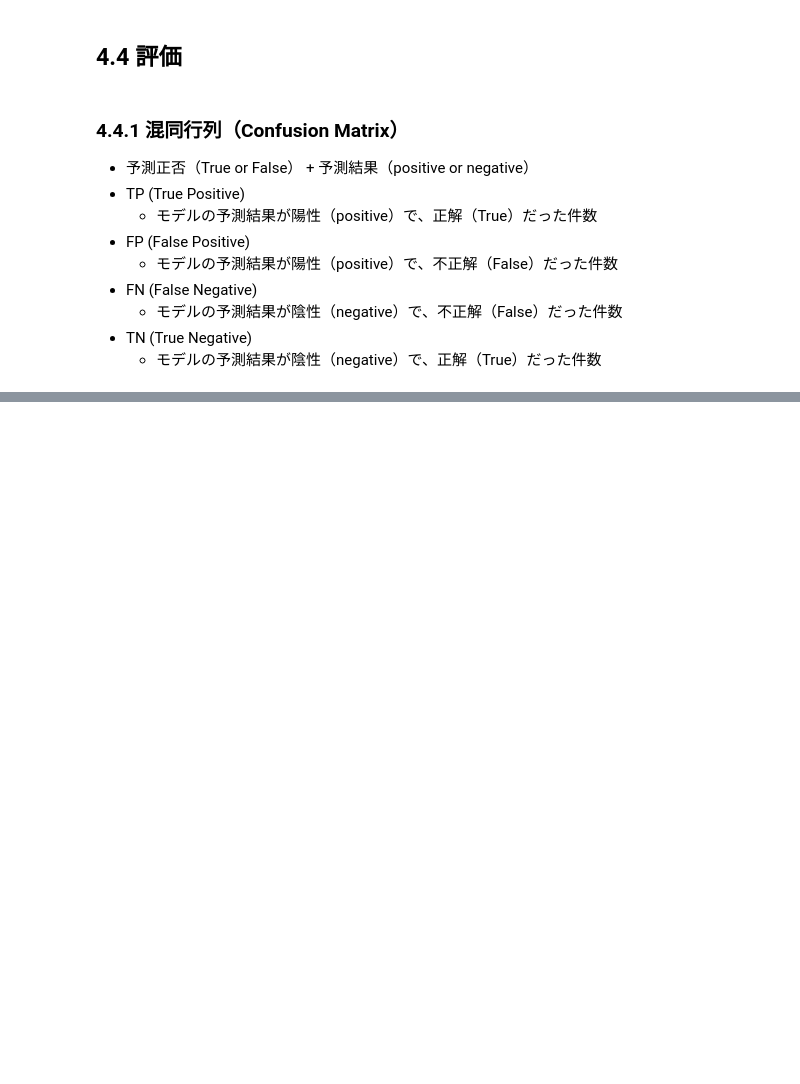
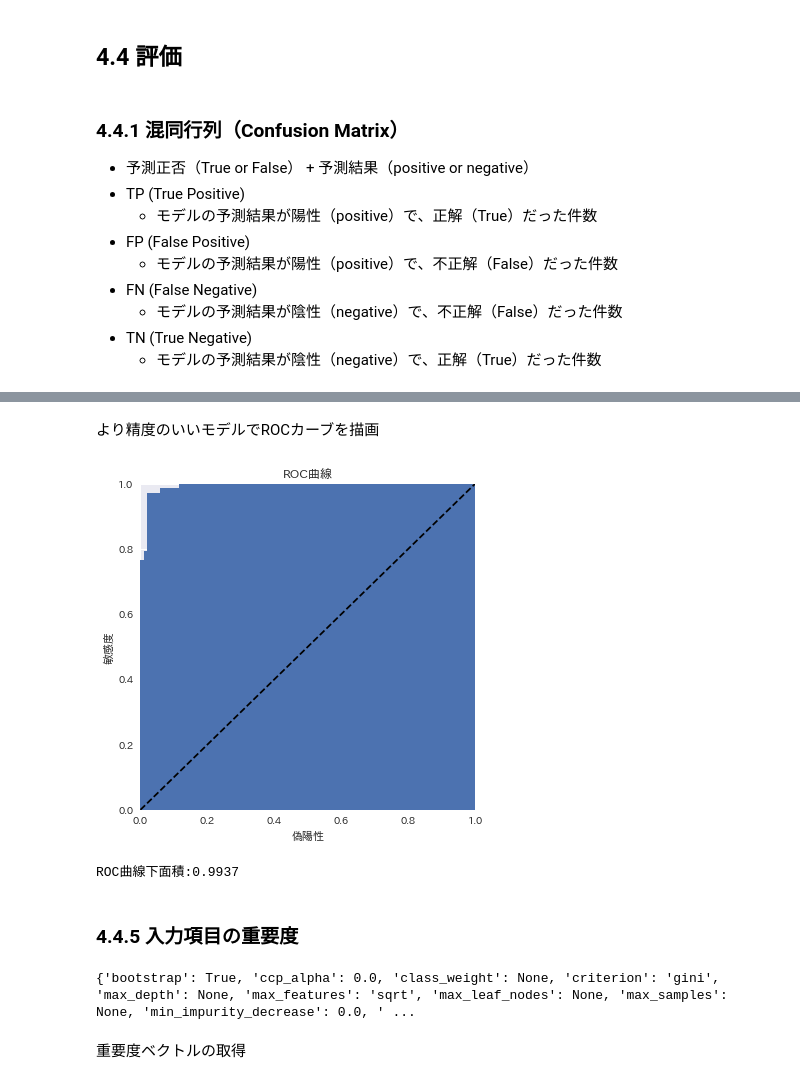
Before and after one commit to ginmaruGH/Creating_Profitable_AI_with_Python_nkbp, a Jupyter notebook: jupyter/ch04_04_estimate.ipynb, the cells around one changed output, grey strips where cells are left out. Saved outputs shown, nothing was run; the diff lists cells and outputs as text; code cells hidden in the pictures; blank space fills up the shorter version.

Commit message:
Ch.04 機械学習モデル開発の重要ポイント>>### 4.4.5 入力項目の重要度

```diff
--- a/jupyter/ch04_04_estimate.ipynb
+++ b/jupyter/ch04_04_estimate.ipynb
@@ -44,0 +384,69 @@ RANDOM_SEED = 123
+# %% [markdown]
+より精度のいいモデルでROCカーブを描画
+# %%
+from sklearn.model_selection import train_test_split
+
+x_train, x_test, y_train, y_test = train_test_split(
+    x, y, train_size=0.7, test_size=0.3, random_state=RANDOM_SEED
+)
+
+algorithm = LogisticRegression()
+algorithm.fit(x_train, y_train)
+
+y_pred = algorithm.predict(x_test)
+y_proba1 = algorithm.predict_proba(x_test)[:, 1]
+
+fpr, tpr, thresholds = roc_curve(y_test, y_proba1)
+# %%
+# ROC曲線の描画
+
+plt.figure(figsize=(6, 6))
+plt.plot([0, 1], [0, 1], 'k--')
+plt.fill_between(fpr, tpr, 0)
+
+plt.xlim([0.0, 1.0])
+plt.ylim([0.0, 1.0])
+
+plt.xlabel('偽陽性')
+plt.ylabel('敏感度')
+plt.title('ROC曲線')
+
+plt.show()
+# %% [output]
+[figure, added]
+# %%
+# ROC AUCの計算
+roc_auc = auc(fpr, tpr)
+print(f'ROC曲線下面積:{roc_auc:.4f}')
+# %% [output]
+ROC曲線下面積:0.9937
+# %% [markdown]
+### 4.4.5 入力項目の重要度
+# %%
+# ランダムフォレストのモデルを作るまで
+
+# サンプルデータの読み込み
+import seaborn as sns
+df_iris = sns.load_dataset("iris")
+columns_i = ['がく片長', 'がく片幅', '花弁長', '花弁幅', '種別']
+df_iris.columns = columns_i
+
+# 入力データ x
+x = df_iris[['がく片長', 'がく片幅', '花弁長', '花弁幅']]
+
+# 正解データ y
+y = df_iris['種別']
+
+# アルゴリズムの選択（ランダムフォレスト）
+from sklearn.ensemble import RandomForestClassifier
+algorithm = RandomForestClassifier(random_state=RANDOM_SEED)
+
+# 学習
+algorithm.fit(x, y)
+
+# パラメータ表示
+print(algorithm.get_params())
+# %% [output]
+{'bootstrap': True, 'ccp_alpha': 0.0, 'class_weight': None, 'criterion': 'gini', 'max_depth': None, 'max_features': 'sqrt', 'max_leaf_nodes': None, 'max_samples': None, 'min_impurity_decrease': 0.0, ' ...
+# %% [markdown]
+重要度ベクトルの取得
```
Also changed, not shown: parts of 29 cells of this notebook.
